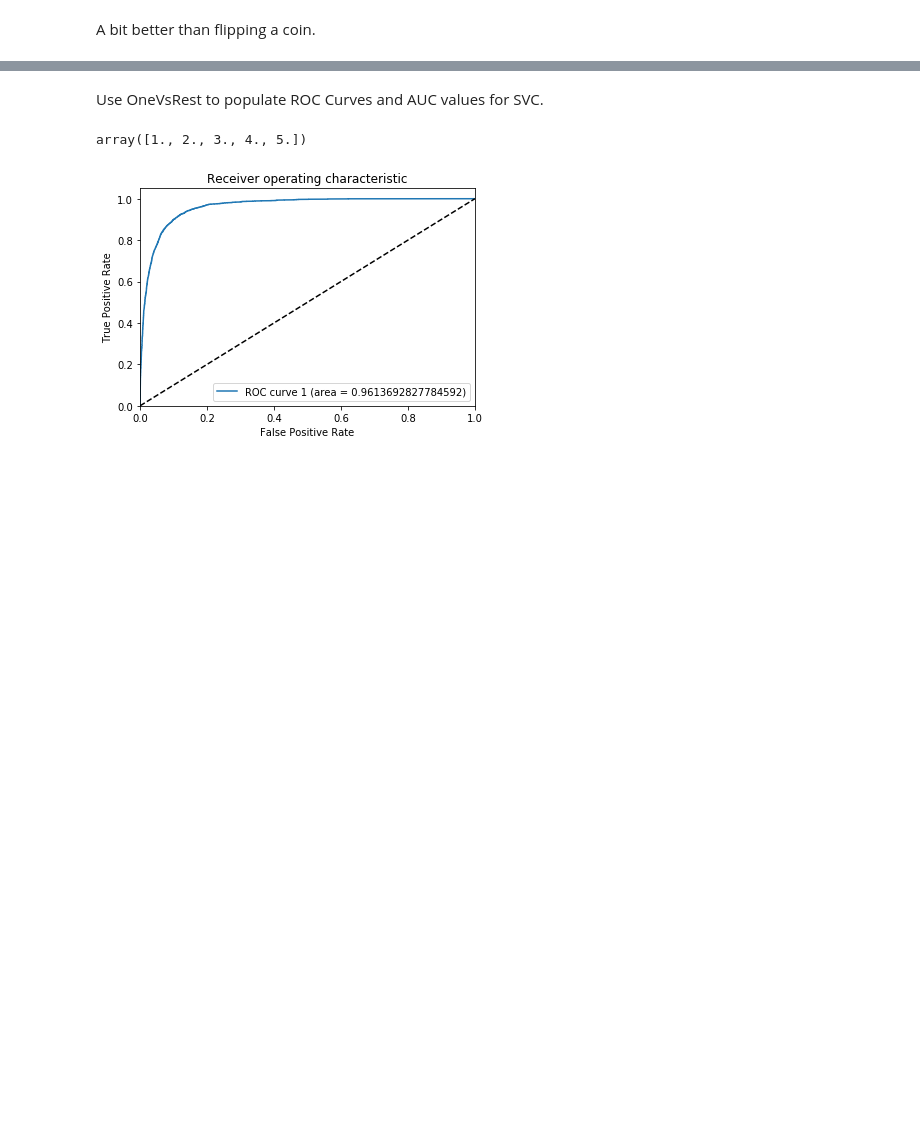
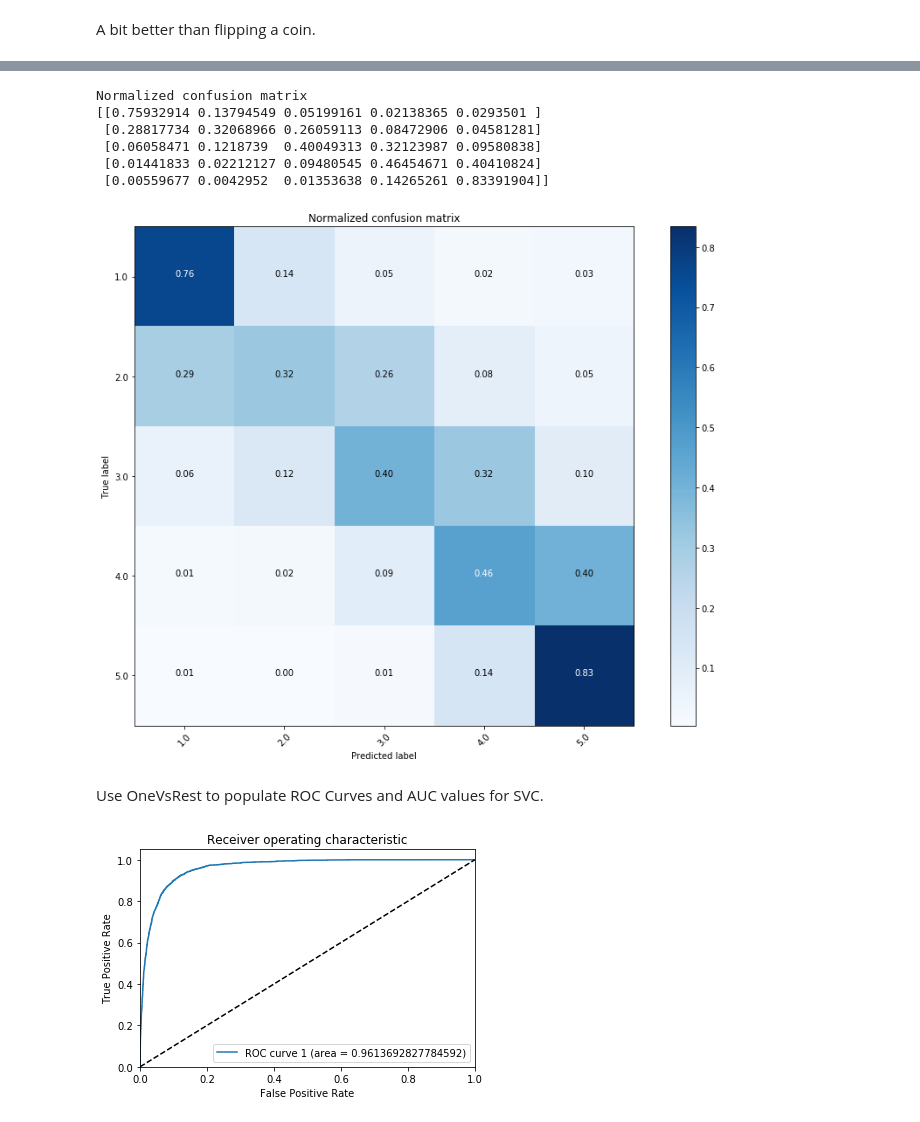
Before and after one commit to lannguyen9/Yelp-NLP, a Jupyter notebook: 05a Method 1 - SVM Classification.ipynb, the cells around one changed output, grey strips where cells are left out. Drawn from its saved outputs; the diff is of its cells as text; code cells hidden in the pictures; blank space fills up the shorter version.

```diff
--- a/05a Method 1 - SVM Classification.ipynb
+++ b/05a Method 1 - SVM Classification.ipynb
@@ -61,9 +88,21 @@ A bit better than flipping a coin.
+# %%
+plt.figure(figsize=(12,9))
+plot_confusion_matrix(cnf_matrix, classes=class_names, normalize=True,
+                      title='Normalized confusion matrix')
+
+plt.show()
+# %% [output]
+Normalized confusion matrix
+[[0.75932914 0.13794549 0.05199161 0.02138365 0.0293501 ]
+ [0.28817734 0.32068966 0.26059113 0.08472906 0.04581281]
+ [0.06058471 0.1218739  0.40049313 0.32123987 0.09580838]
+ [0.01441833 0.02212127 0.09480545 0.46454671 0.40410824]
+ [0.00559677 0.0042952  0.01353638 0.14265261 0.83391904]]
+[figure, added]
 # %% [markdown]
 Use OneVsRest to populate ROC Curves and AUC values for SVC.
 # %%
-np.unique(y)
+class_names = np.unique(y)
-# %% [output]
-array([1., 2., 3., 4., 5.])
 # %%
 y_train_bin = label_binarize(y_train, classes=[1,2,3,4,5])
 y_test_bin = label_binarize(y_test, classes=[1,2,3,4,5])
```
Also changed, not shown: parts of 15 cells of this notebook.
